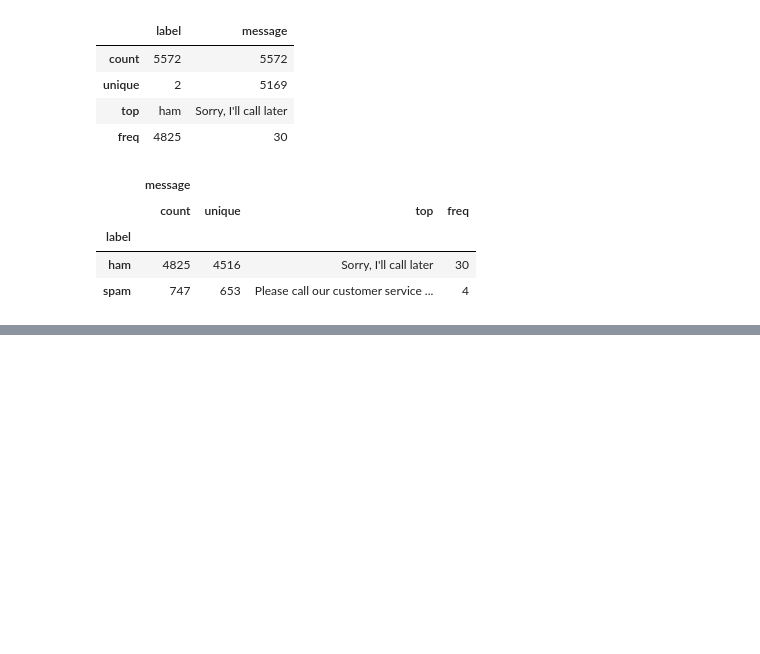
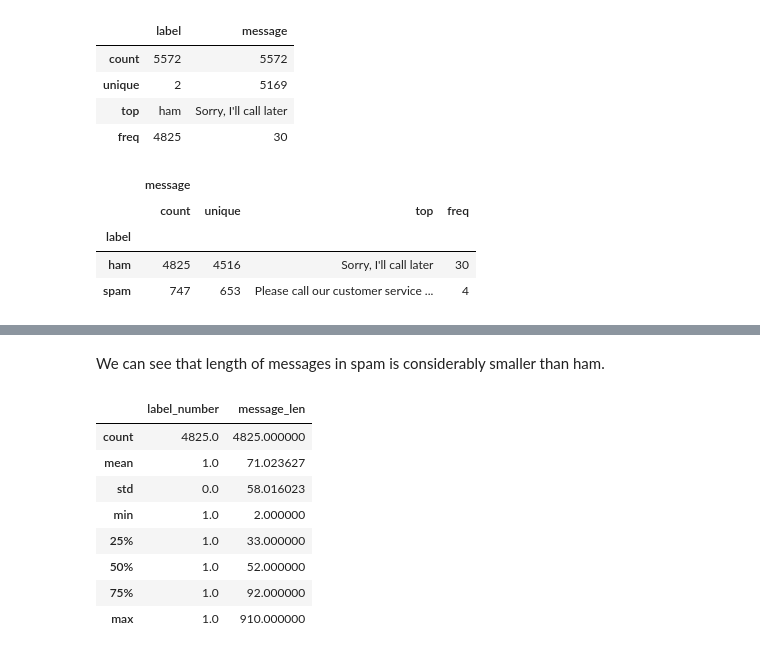
Before and after one commit to Jim-Craig/NLP, a Jupyter notebook: NLP.ipynb, the cells around one changed output, grey strips where cells are left out. Saved outputs shown, nothing was run; the diff lists cells and outputs as text; code cells hidden in the pictures; blank space fills up the shorter version.

```diff
--- a/NLP.ipynb
+++ b/NLP.ipynb
@@ -37,0 +70,14 @@ sms.groupby('label').describe()
+# %% [markdown]
+We can see that length of messages in spam is considerably smaller than ham.
+# %%
+sms[sms.label == "ham"].describe()
+# %% [output]
+|  | label_number | message_len |
+| count | 4825.0 | 4825.000000 |
+| mean | 1.0 | 71.023627 |
+| std | 0.0 | 58.016023 |
+| min | 1.0 | 2.000000 |
+| 25% | 1.0 | 33.000000 |
+| 50% | 1.0 | 52.000000 |
+| 75% | 1.0 | 92.000000 |
+| max | 1.0 | 910.000000 |
```
Also changed, not shown: parts of 11 cells of this notebook.
